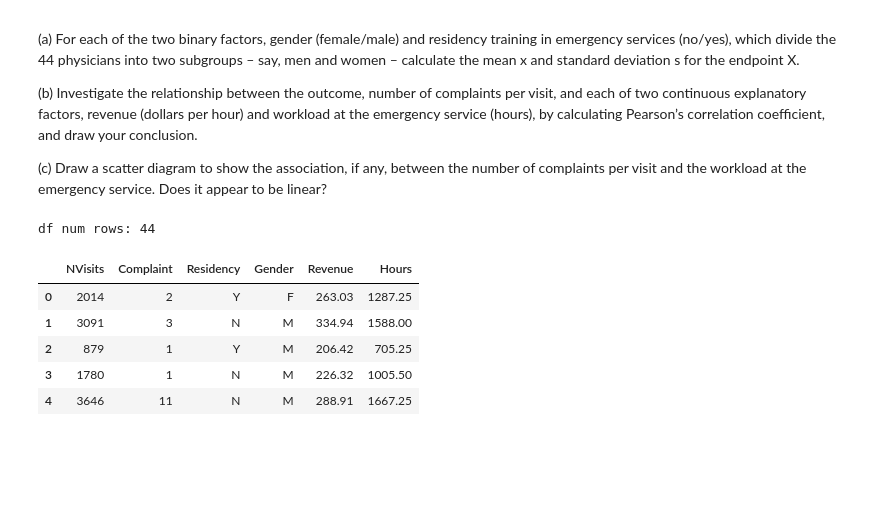
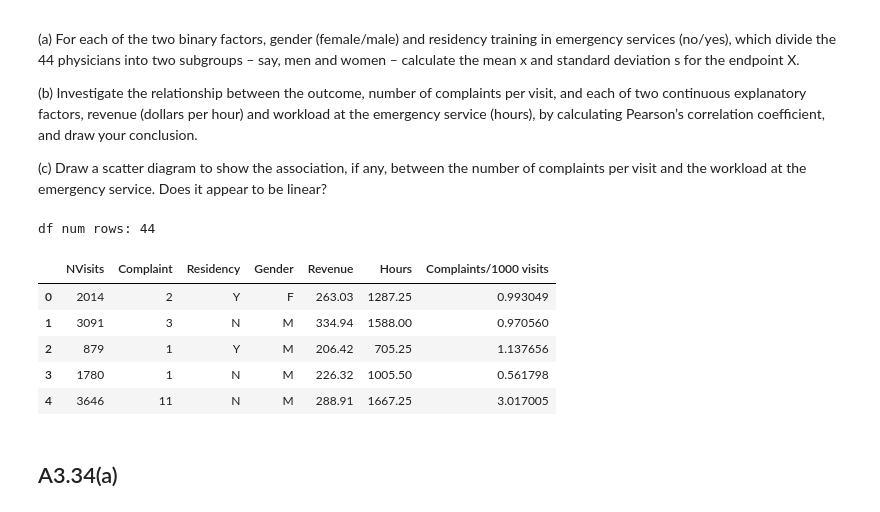
Before and after one commit to jmsdao/intro-biostats-solutions, a Jupyter notebook: Chapter02.ipynb, the cells around one changed output. Saved outputs shown, nothing was run; the diff lists cells and outputs as text; code cells hidden in the pictures; blank space fills up the shorter version.

```diff
--- a/Chapter02.ipynb
+++ b/Chapter02.ipynb
@@ -60,0 +75,6 @@ Exercise 2.5.
+# %%
+freqs = pd.cut(data, bins=10).value_counts()
+df = pd.DataFrame(freqs, columns=['Frequency'])
+df['Relative Frequency'] = df['Frequency'] / df['Frequency'].sum()
+df['Cumulative Relative Frequency (%)'] = df['Relative Frequency'].cumsum() * 100
+df.round(3)
@@ -60,0 +141,8 @@ Exercise 2.5.
+# %%
+f = df['Frequency']
+n = df['Frequency'].sum()
+m = np.array([interval.mid for interval in df.index])
+
+mean = (f*m).sum() / n
+
+print(f"Approximated mean = {mean :.3f}")
@@ -255,14 +486,17 @@ number of complaints per visit and the workload at the emergency service.
 Does it appear to be linear?
 # %%
 df = pd.read_csv('assets/Ch2_Q34_data.txt', sep=' & ', engine='python')
+df['Complaints/1000 visits'] = df['Complaint'] / df['NVisits'] * 1000
 
 print(f"df num rows: {df.shape[0]}")
 df.head()
 # %% [output]
 df num rows: 44
-|  | NVisits | Complaint | Residency | Gender | Revenue | Hours |
-| 0 | 2014 | 2 | Y | F | 263.03 | 1287.25 |
-| 1 | 3091 | 3 | N | M | 334.94 | 1588.00 |
-| 2 | 879 | 1 | Y | M | 206.42 | 705.25 |
-| 3 | 1780 | 1 | N | M | 226.32 | 1005.50 |
-| 4 | 3646 | 11 | N | M | 288.91 | 1667.25 |
+|  | NVisits | Complaint | Residency | Gender | Revenue | Hours | Complaints/1000 visits |
+| 0 | 2014 | 2 | Y | F | 263.03 | 1287.25 | 0.993049 |
+| 1 | 3091 | 3 | N | M | 334.94 | 1588.00 | 0.970560 |
+| 2 | 879 | 1 | Y | M | 206.42 | 705.25 | 1.137656 |
+| 3 | 1780 | 1 | N | M | 226.32 | 1005.50 | 0.561798 |
+| 4 | 3646 | 11 | N | M | 288.91 | 1667.25 | 3.017005 |
+# %% [markdown]
+## A3.34(a)
```
Also changed, not shown: parts of 42 cells of this notebook.
